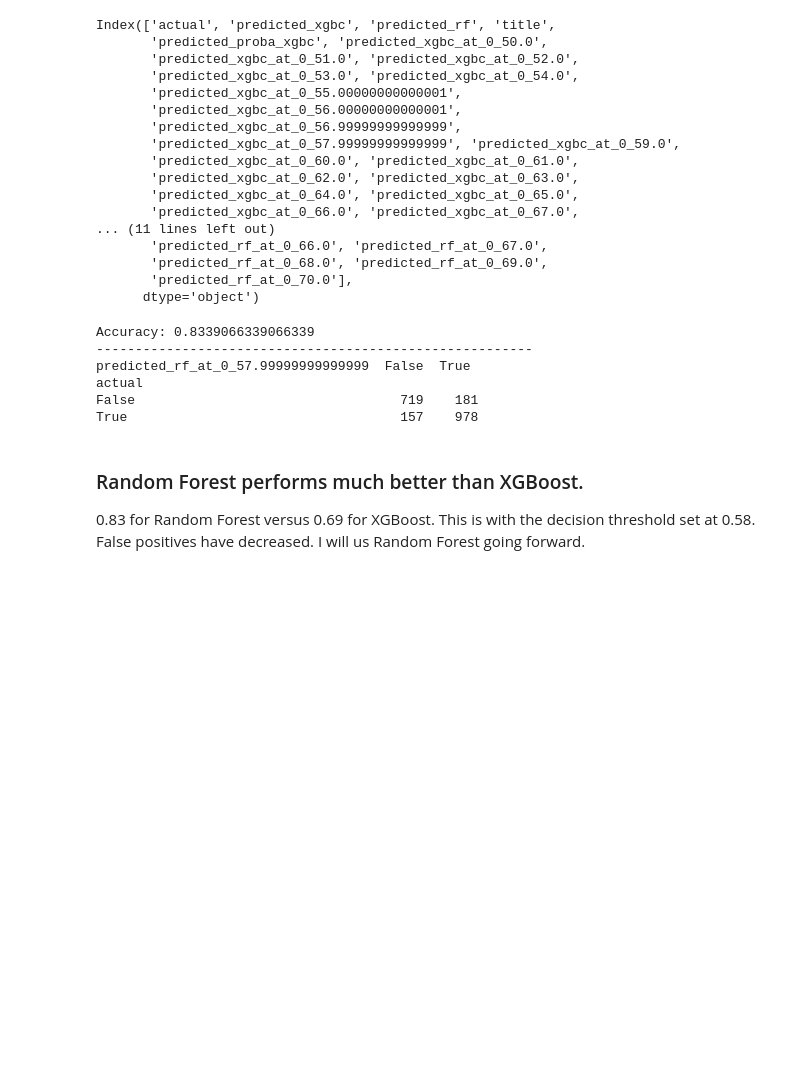
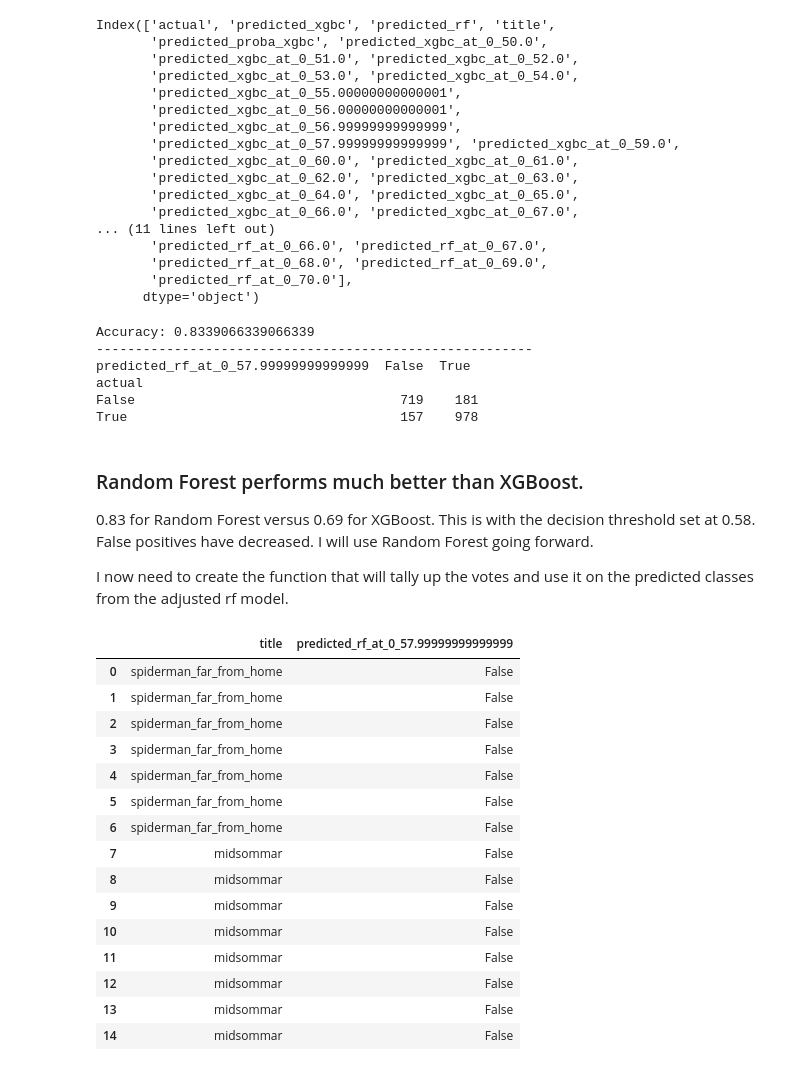
Before and after one commit to matthewzapata/twitter-trigger-warnings, a Jupyter notebook: trigger_warnings.ipynb, the cells around one changed output. Cells and saved outputs as stored; diff of their text form; code cells hidden in the pictures; blank space fills up the shorter version.

```diff
--- a/trigger_warnings.ipynb
+++ b/trigger_warnings.ipynb
@@ -2011,4 +2011,27 @@ False                                  719    181
 True                                   157    978
 # %% [markdown]
 ### Random Forest performs much better than XGBoost.
-0.83 for Random Forest versus 0.69 for XGBoost. This is with the decision threshold set at 0.58. False positives have decreased. I will us Random Forest going forward.
+0.83 for Random Forest versus 0.69 for XGBoost. This is with the decision threshold set at 0.58. False positives have decreased. I will use Random Forest going forward.
+
+I now need to create the function that will tally up the votes and use it on the predicted classes from the adjusted rf model.
+# %%
+results_rf = train[['title', 'predicted_rf_at_0_57.99999999999999']]
+# %%
+results_rf.head(15)
+# %% [output]
+|  | title | predicted_rf_at_0_57.99999999999999 |
+| 0 | spiderman_far_from_home | False |
+| 1 | spiderman_far_from_home | False |
+| 2 | spiderman_far_from_home | False |
+| 3 | spiderman_far_from_home | False |
+| 4 | spiderman_far_from_home | False |
+| 5 | spiderman_far_from_home | False |
+| 6 | spiderman_far_from_home | False |
+| 7 | midsommar | False |
+| 8 | midsommar | False |
+| 9 | midsommar | False |
+| 10 | midsommar | False |
+| 11 | midsommar | False |
+| 12 | midsommar | False |
+| 13 | midsommar | False |
+| 14 | midsommar | False |
```
Also changed, not shown: parts of 8 cells of this notebook.
